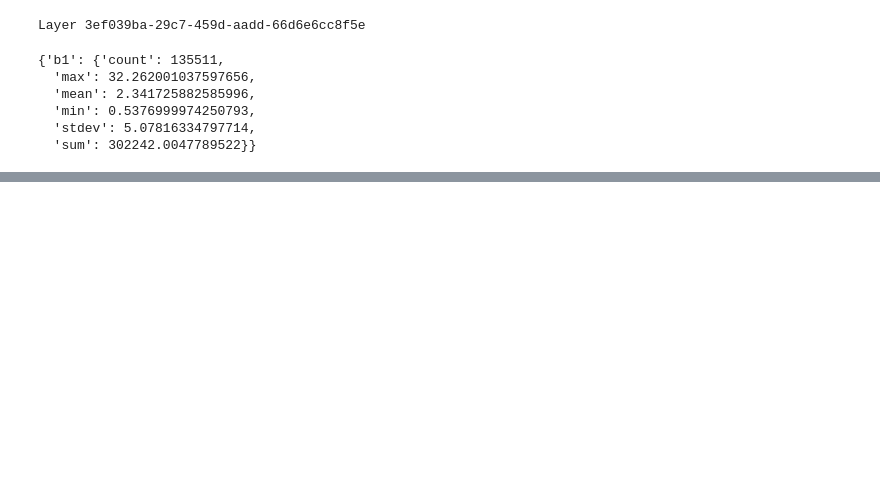
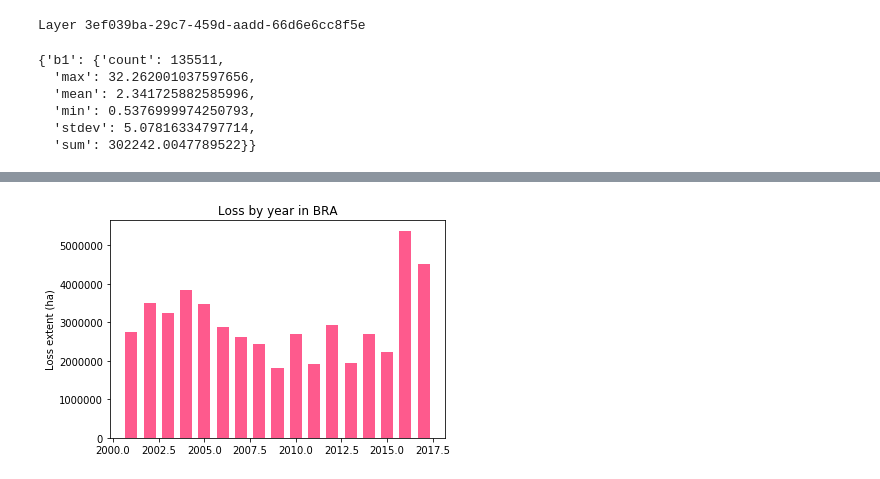
Before and after one commit to Vizzuality/LMIPy, a Jupyter notebook: docs/quickstart.ipynb, the cells around one changed output, grey strips where cells are left out. Saved outputs shown, nothing was run; the diff lists cells and outputs as text; code cells hidden in the pictures; blank space fills up the shorter version.

```diff
--- a/docs/quickstart.ipynb
+++ b/docs/quickstart.ipynb
@@ -427,0 +504,13 @@ ly.intersect(geometry=g)
+# %%
+sql = """
+SELECT
+    polyname, year_data.year as year,
+    SUM(year_data.area_loss) as area
+
+FROM data
+WHERE polyname = 'admin'
+AND thresh= 30
+GROUP BY polyname, iso, nested(year_data.year)
+"""
+global_loss = table.query(sql=sql)
+global_loss.head()
@@ -427,0 +524,15 @@ ly.intersect(geometry=g)
+# %%
+iso='BRA'
+loss_data = list(global_loss[global_loss['iso'] == f'{iso}']['area'])
+years = list(global_loss[global_loss['iso'] == f'{iso}']['year'])
+
+width = 0.66
+fig, ax = plt.subplots()
+rects1 = ax.bar(years, loss_data, width, color='#FE5A8D')
+
+# add some text for labels, title and axes ticks
+ax.set_ylabel('Loss extent (ha)')
+ax.set_title(f'Loss by year in {iso}')
+plt.show()
+# %% [output]
+[figure, added]
```
Also changed, not shown: parts of 11 cells of this notebook.
